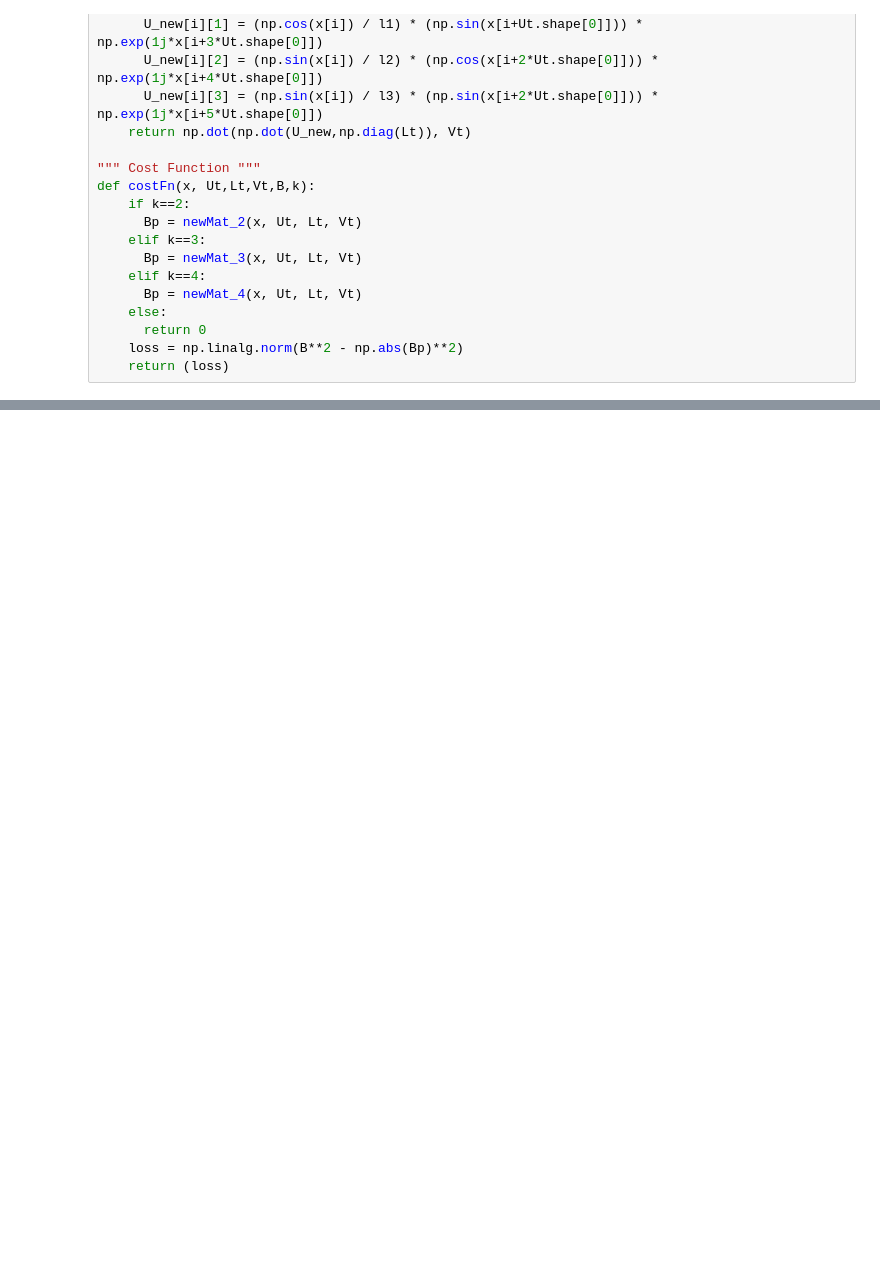
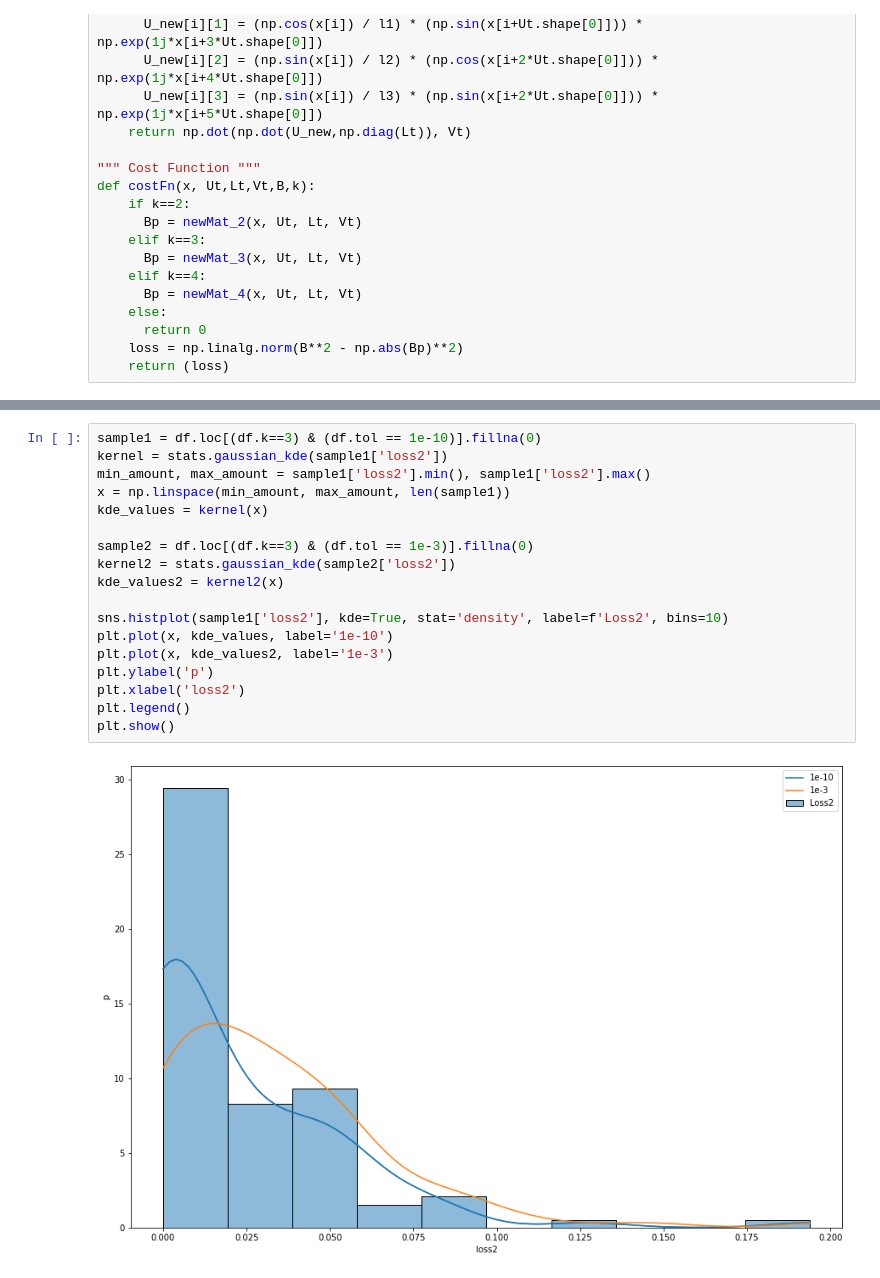
Before and after one commit to skozh/SVD, a Jupyter notebook: qsvd_toltest.ipynb, the cells around one changed output, grey strips where cells are left out. Drawn from its saved outputs; the diff is of its cells as text; blank space fills up the shorter version.

```diff
--- a/qsvd_toltest.ipynb
+++ b/qsvd_toltest.ipynb
@@ -152,0 +143,20 @@ plt.show()
+# %%
+sample1 = df.loc[(df.k==3) & (df.tol == 1e-10)].fillna(0)
+kernel = stats.gaussian_kde(sample1['loss2'])
+min_amount, max_amount = sample1['loss2'].min(), sample1['loss2'].max()
+x = np.linspace(min_amount, max_amount, len(sample1))
+kde_values = kernel(x)
+
+sample2 = df.loc[(df.k==3) & (df.tol == 1e-3)].fillna(0)
+kernel2 = stats.gaussian_kde(sample2['loss2'])
+kde_values2 = kernel2(x)
+
+sns.histplot(sample1['loss2'], kde=True, stat='density', label=f'Loss2', bins=10)
+plt.plot(x, kde_values, label='1e-10')
+plt.plot(x, kde_values2, label='1e-3')
+plt.ylabel('p')
+plt.xlabel('loss2')
+plt.legend()
+plt.show()
+# %% [output]
+[figure, added]
```
Also changed, not shown: parts of 7 cells of this notebook, 1 other file.
